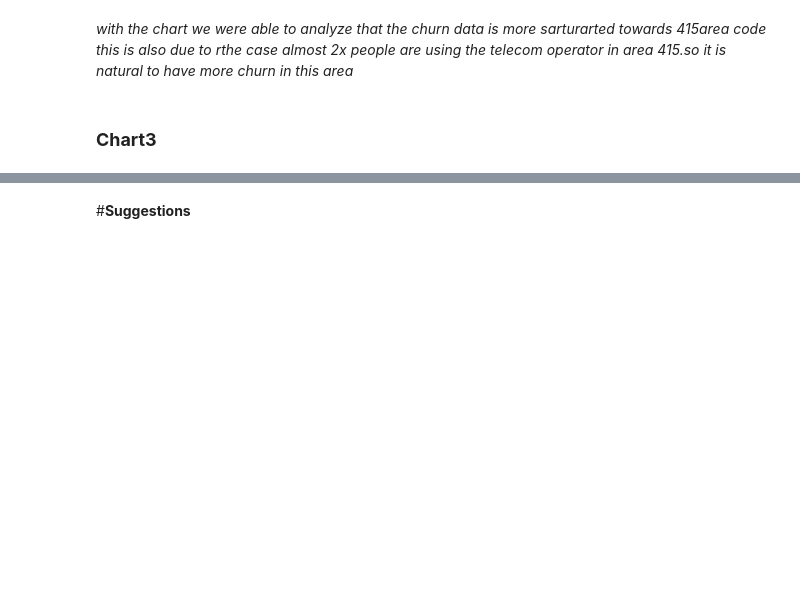
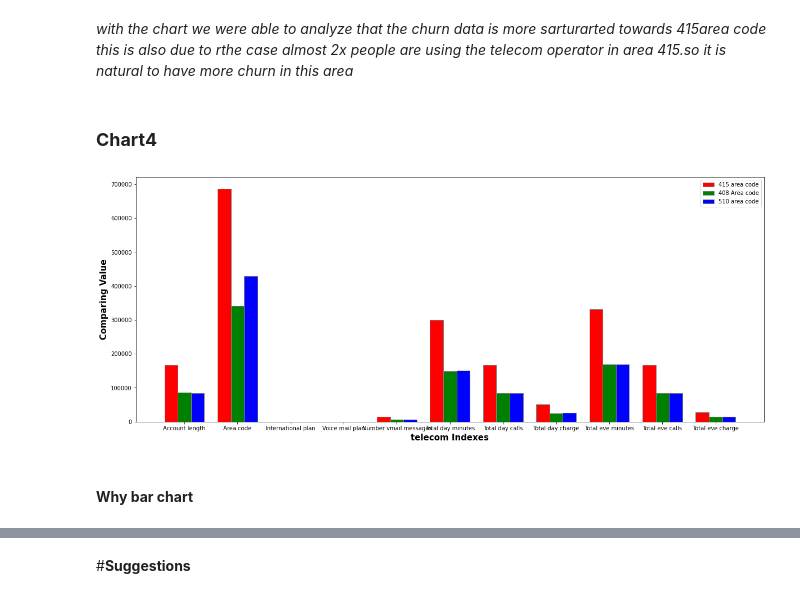
Before and after one commit to surya81/myproject, a Jupyter notebook: Telecom_Churn_Analysis.ipynb, the cells around one changed output, grey strips where cells are left out. Drawn from its saved outputs; the diff is of its cells as text; code cells hidden in the pictures; blank space fills up the shorter version.

```diff
--- a/Telecom_Churn_Analysis.ipynb
+++ b/Telecom_Churn_Analysis.ipynb
@@ -613,4 +615,34 @@ plt.savefig("churn distributuion across states")
 # %% [markdown]
 *with the chart we were able to analyze that the churn data is more sarturarted towards 415area code this is also due to rthe case almost 2x people are using the telecom operator in area 415.so it is natural to have more churn in this area*
 # %% [markdown]
-### **Chart3**
+### **Chart4**
+# %%
+# set width of bar
+barWidth = 0.25
+fig = plt.subplots(figsize =(20, 8))
+
+# Set position of bar on X axis
+br1 = np.arange(len(telecom_df[telecom_df["Area code"] == 415].mean().iloc[1:12].index))
+br2 = [x + barWidth for x in br1]
+br3 = [x + barWidth for x in br2]
+
+# Make the plot
+plt.bar(br1, telecom_df[telecom_df["Area code"] == 415].sum().iloc[1:12].values, color ='r', width = barWidth,
+        edgecolor ='grey', label ='415 area code')
+plt.bar(br2, telecom_df[telecom_df["Area code"] == 408].sum().iloc[1:12].values, color ='g', width = barWidth,
+        edgecolor ='grey', label ='408 Area code')
+plt.bar(br3, telecom_df[telecom_df["Area code"] == 510].sum().iloc[1:12].values, color ='b', width = barWidth,
+        edgecolor ='grey', label ='510 area code')
+
+# Adding Xticks
+plt.xlabel('telecom Indexes', fontweight ='bold', fontsize = 15)
+plt.ylabel('Comparing Value', fontweight ='bold', fontsize = 15)
+plt.xticks([r + barWidth for r in range(len(telecom_df[telecom_df["Area code"] == 415].mean().iloc[1:12].index))],
+        telecom_df[telecom_df["Area code"] == 415].mean().iloc[:12].index)
+
+plt.legend()
+plt.show()
+# %% [output]
+[figure, added]
+# %% [markdown]
+#### **Why bar chart**
```
Also changed, not shown: parts of 4 cells of this notebook.
